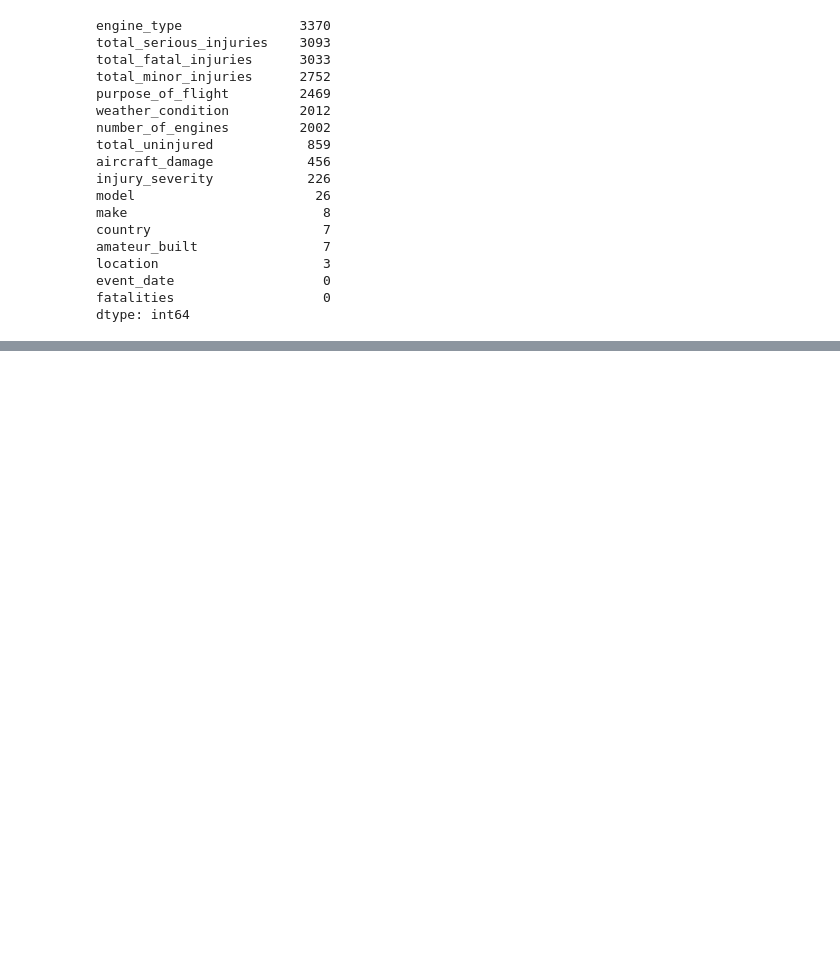
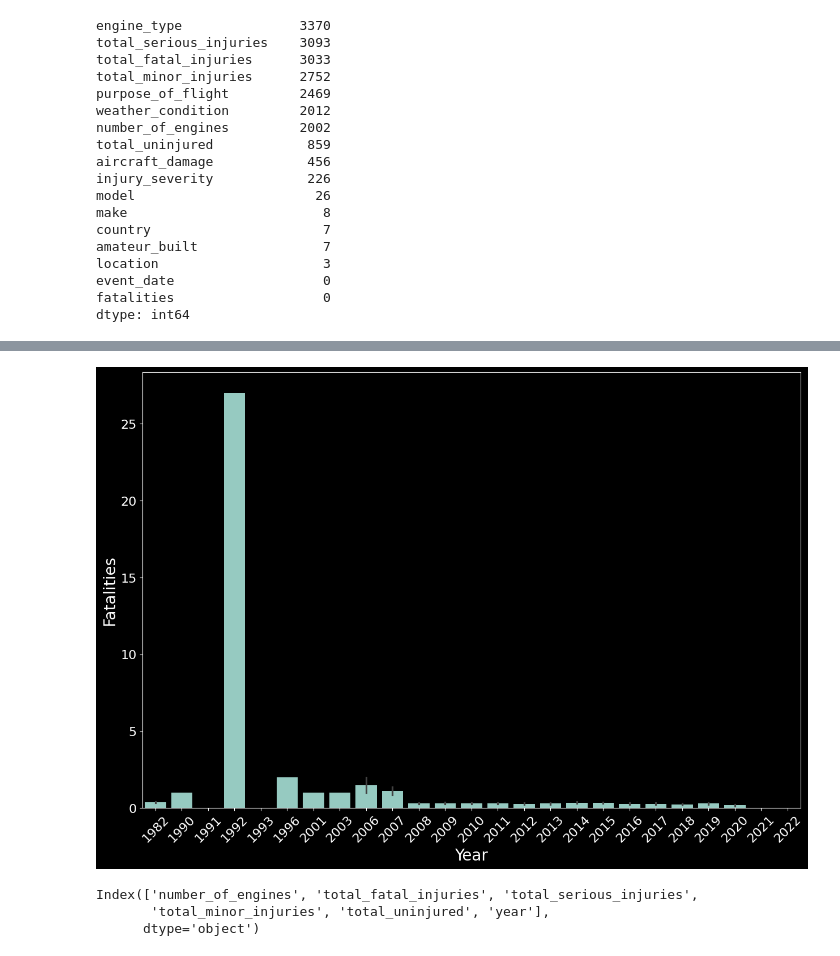
Before and after one commit to deniselouzada/air-accident-reports, a Jupyter notebook: ntsb-accidents.ipynb, the cells around one changed output, grey strips where cells are left out. Saved outputs shown, nothing was run; the diff lists cells and outputs as text; code cells hidden in the pictures; blank space fills up the shorter version.

```diff
--- a/ntsb-accidents.ipynb
+++ b/ntsb-accidents.ipynb
@@ -540,2 +533,10 @@ df.astype({'number_of_engines': 'int16'},
+# %%
+df.number_of_engines = df.number_of_engines.astype('int16')
+df.total_fatal_injuries = df.total_fatal_injuries.astype('int16')
+df.total_minor_injuries = df.total_minor_injuries.astype('int16')
+df.total_serious_injuries = df.total_serious_injuries.astype('int16')
+df.total_uninjured = df.total_uninjured.astype('int16')
+# %%
+df.drop('fatalities', inplace=True, axis=1)
 # %%
 df.info()
@@ -543,0 +575,2 @@ df.info()
+# %%
+df.set_index('event_date', inplace=True)
@@ -543,0 +587,2 @@ df.info()
+# %%
+df['year'] = df.index.year
@@ -543,0 +609,11 @@ df.info()
+# %%
+# Now we can look at the trend based on the year
+fig = plt.figure(figsize=(15, 10))
+plt.rcParams.update({'font.size': 16})
+sns.barplot(x = df.year, y = df.total_fatal_injuries)
+plt.xticks(rotation = 45)
+plt.ylabel('Fatalities', fontsize = 20)
+plt.xlabel('Year', fontsize = 20)
+plt.show()
+# %% [output]
+[figure, added]
@@ -543,0 +633,6 @@ df.info()
+# %%
+df_box.columns
+# %% [output]
+Index(['number_of_engines', 'total_fatal_injuries', 'total_serious_injuries',
+       'total_minor_injuries', 'total_uninjured', 'year'],
+      dtype='object')
```
Also changed, not shown: parts of 22 cells of this notebook, 2 other files.
